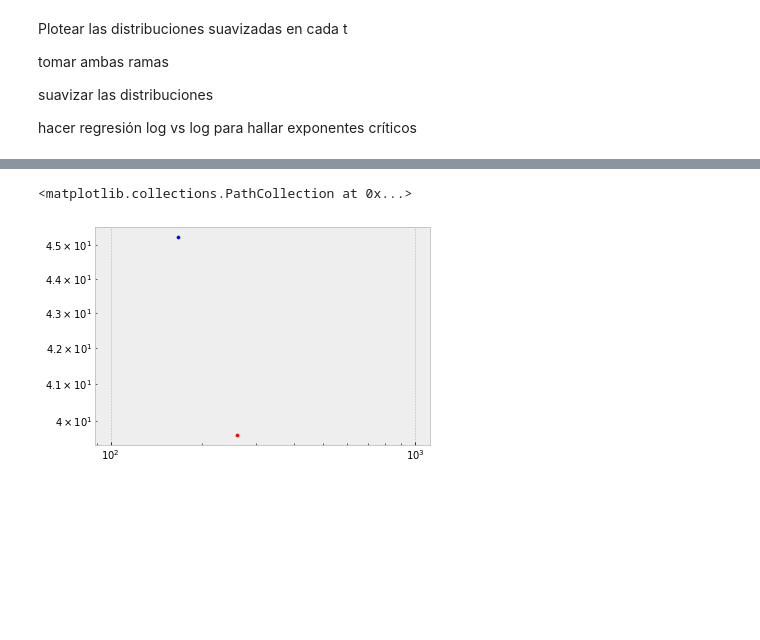
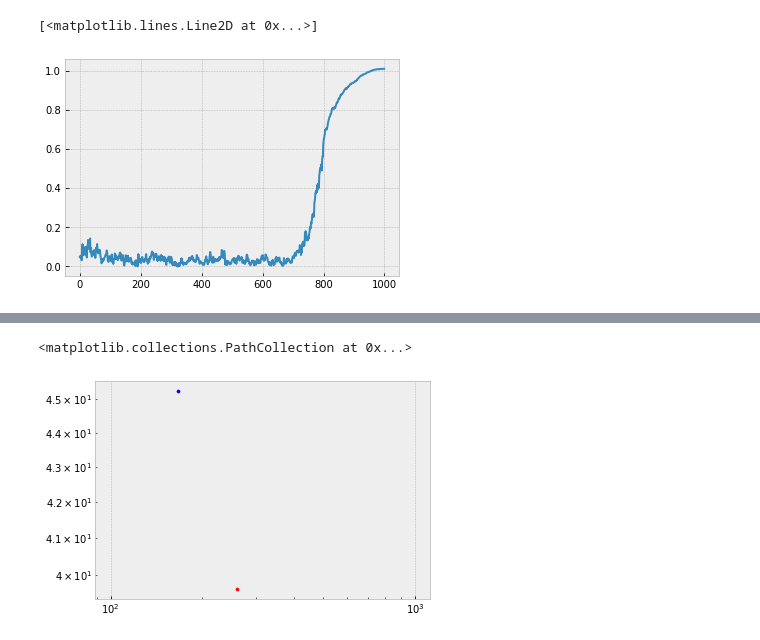
Before and after one commit to W-physics/Tesis, a Jupyter notebook: Critical_time.ipynb, the cells around one changed output, grey strips where cells are left out. Drawn from its saved outputs; the diff is of its cells as text; code cells hidden in the pictures; blank space fills up the shorter version.

Commit message:
critical_exponents

```diff
--- a/Critical_time.ipynb
+++ b/Critical_time.ipynb
@@ -77,8 +76,33 @@ for t in range(timesteps):
-# %% [markdown]
-Plotear las distribuciones suavizadas en cada t
-
-tomar ambas ramas
-
-suavizar las distribuciones
-
-hacer regresión log vs log para hallar exponentes críticos
+# %%
+def FindMaximumOfGenerations(repetitions):
+
+    x = np.linspace(0,2,1000)
+
+    h = 0.01
+
+    list_c = [0,0+h]
+
+    distros = [
+        [
+            pd.read_csv(f'data/n={ndata}_c={c}_m={m}.csv', header=None).to_numpy()
+            for c in list_c
+        ]
+        for m in range(repetitions)
+    ]
+
+    xmax = np.zeros((repetitions, 2, timesteps))
+
+    for m, distros_n in enumerate(distros):
+
+        for n, d in enumerate(distros_n):
+
+            for t in range(timesteps):
+
+                kernel = gaussian_kde(d[t], bw_method=0.3)
+                y = kernel(x)
+                xmax[m, n, t] = x[np.argmax(y)]
+
+    return xmax
+
+repetitions = 10
+maximums = FindMaximumOfGenerations(repetitions)
@@ -85,2 +113,8 @@ hacer regresión log vs log para hallar exponentes críticos
+# %%
+plt.plot(time_array, average_maximums[0])
+#plt.errorbar(time_array,average_maximums[0],yerr=standard_error_maximums[0],fmt=" k",ms=5,capsize=3,alpha=0.2)
+# %% [output]
+[<matplotlib.lines.Line2D at 0x...>]
+[figure, added]
 # %%
 size = 2
```
Also changed, not shown: parts of 16 cells of this notebook, 3 other files.
